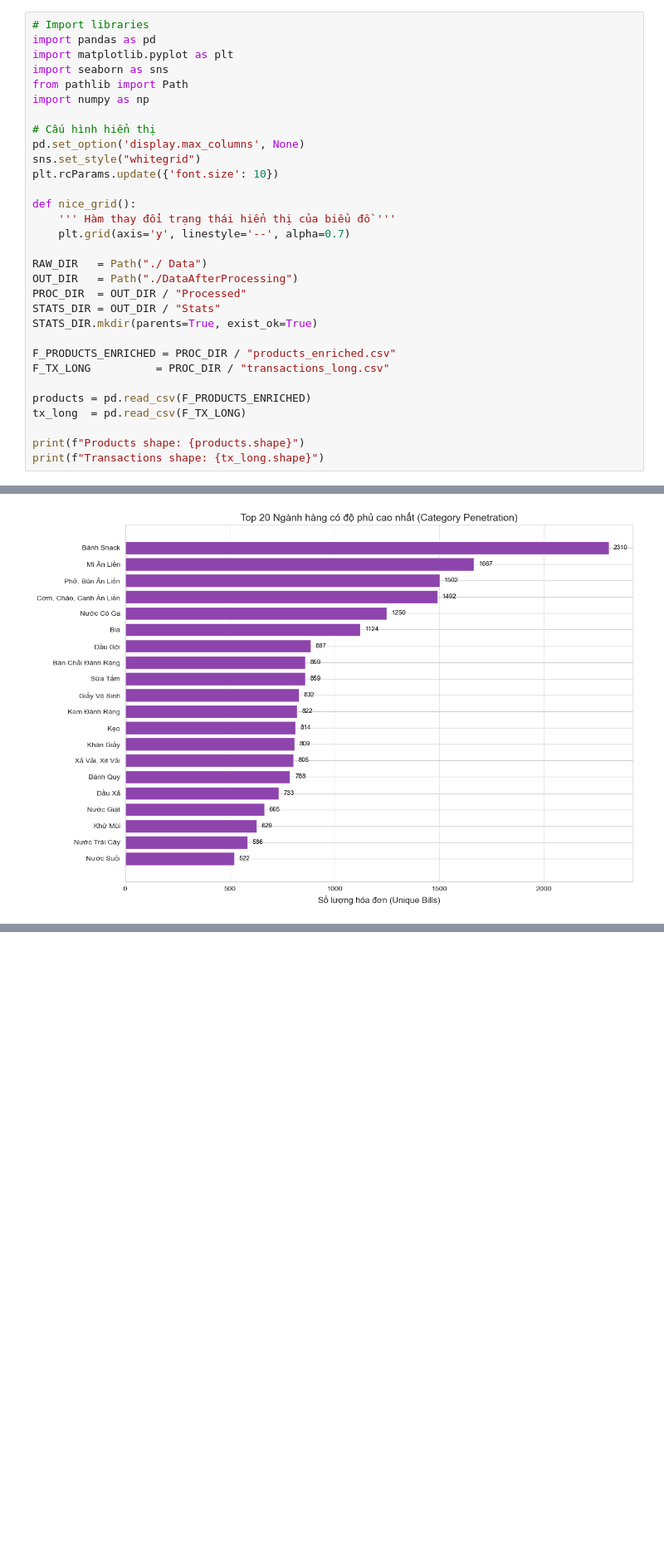
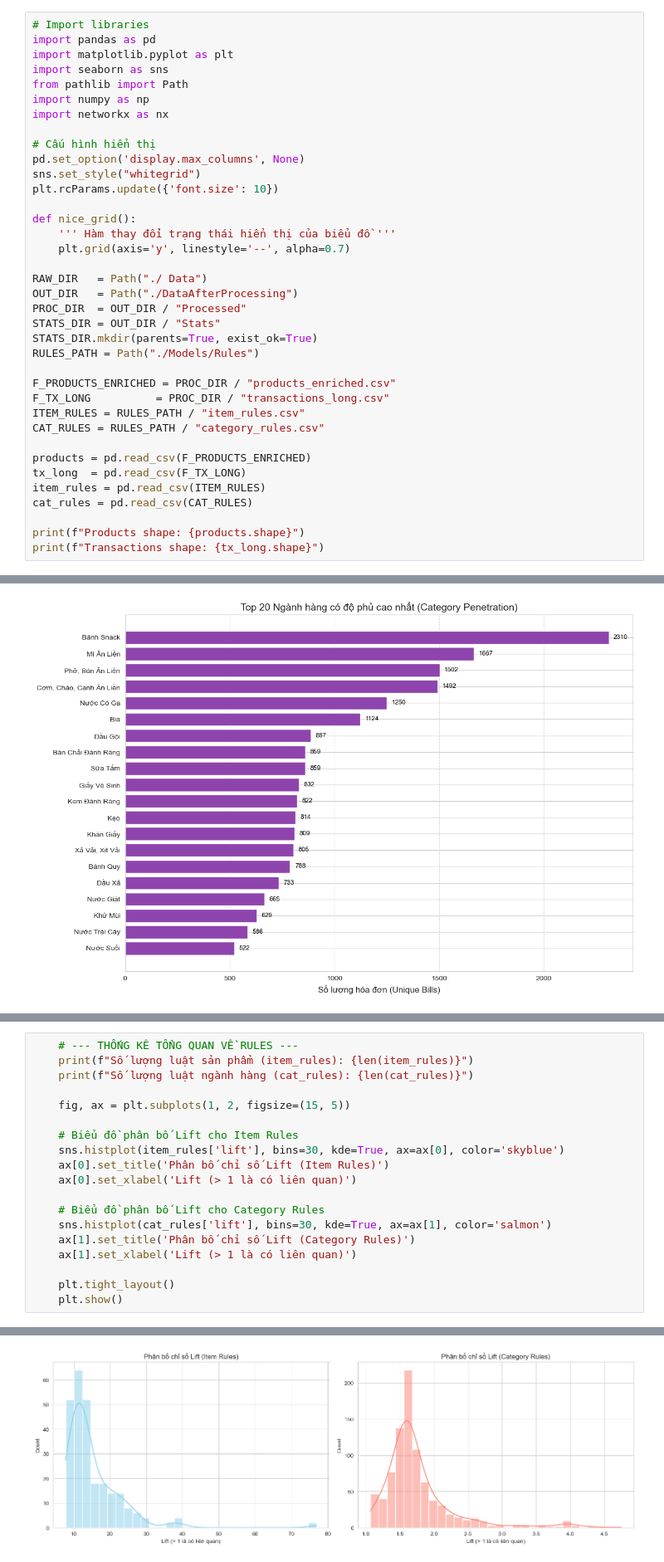
Before and after one commit to TranNhatMinh2012/DACNTT, a Jupyter notebook: Statistics.ipynb, the cells around one changed output, grey strips where cells are left out. Shown at 83% size. Drawn from its saved outputs; the diff is of its cells as text; blank space fills up the shorter version.

```diff
--- a/Statistics.ipynb
+++ b/Statistics.ipynb
@@ -7,6 +7,7 @@ import matplotlib.pyplot as plt
 import seaborn as sns
 from pathlib import Path
 import numpy as np
+import networkx as nx
 
 # Cấu hình hiển thị
 pd.set_option('display.max_columns', None)
@@ -22,12 +23,17 @@ OUT_DIR   = Path("./DataAfterProcessing")
 PROC_DIR  = OUT_DIR / "Processed"
 STATS_DIR = OUT_DIR / "Stats"
 STATS_DIR.mkdir(parents=True, exist_ok=True)
+RULES_PATH = Path("./Models/Rules")
 
 F_PRODUCTS_ENRICHED = PROC_DIR / "products_enriched.csv"
 F_TX_LONG          = PROC_DIR / "transactions_long.csv"
+ITEM_RULES = RULES_PATH / "item_rules.csv"
+CAT_RULES = RULES_PATH / "category_rules.csv"
 
 products = pd.read_csv(F_PRODUCTS_ENRICHED)
 tx_long  = pd.read_csv(F_TX_LONG)
+item_rules = pd.read_csv(ITEM_RULES)
+cat_rules = pd.read_csv(CAT_RULES)
 
 print(f"Products shape: {products.shape}")
 print(f"Transactions shape: {tx_long.shape}")
@@ -267,0 +276,20 @@ Name: bill_id, dtype: float64
+# %%
+    # --- THỐNG KÊ TỔNG QUAN VỀ RULES ---
+    print(f"Số lượng luật sản phẩm (item_rules): {len(item_rules)}")
+    print(f"Số lượng luật ngành hàng (cat_rules): {len(cat_rules)}")
+
+    fig, ax = plt.subplots(1, 2, figsize=(15, 5))
+
+    # Biểu đồ phân bố Lift cho Item Rules
+    sns.histplot(item_rules['lift'], bins=30, kde=True, ax=ax[0], color='skyblue')
+    ax[0].set_title('Phân bố chỉ số Lift (Item Rules)')
+    ax[0].set_xlabel('Lift (> 1 là có liên quan)')
+
+    # Biểu đồ phân bố Lift cho Category Rules
+    sns.histplot(cat_rules['lift'], bins=30, kde=True, ax=ax[1], color='salmon')
+    ax[1].set_title('Phân bố chỉ số Lift (Category Rules)')
+    ax[1].set_xlabel('Lift (> 1 là có liên quan)')
+
+    plt.tight_layout()
+    plt.show()
+# %% [output]
@@ -267,0 +298 @@ Name: bill_id, dtype: float64
+[figure, added]
```
Also changed, not shown: parts of 6 cells of this notebook.
